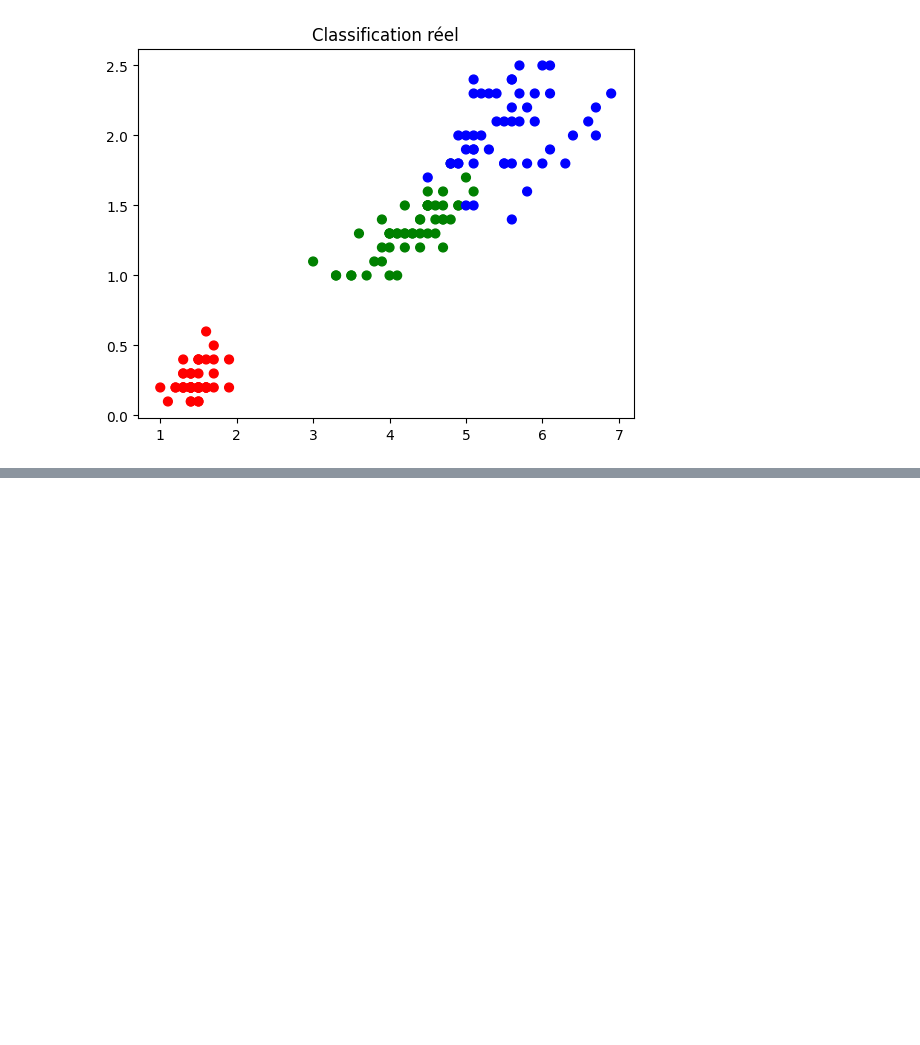
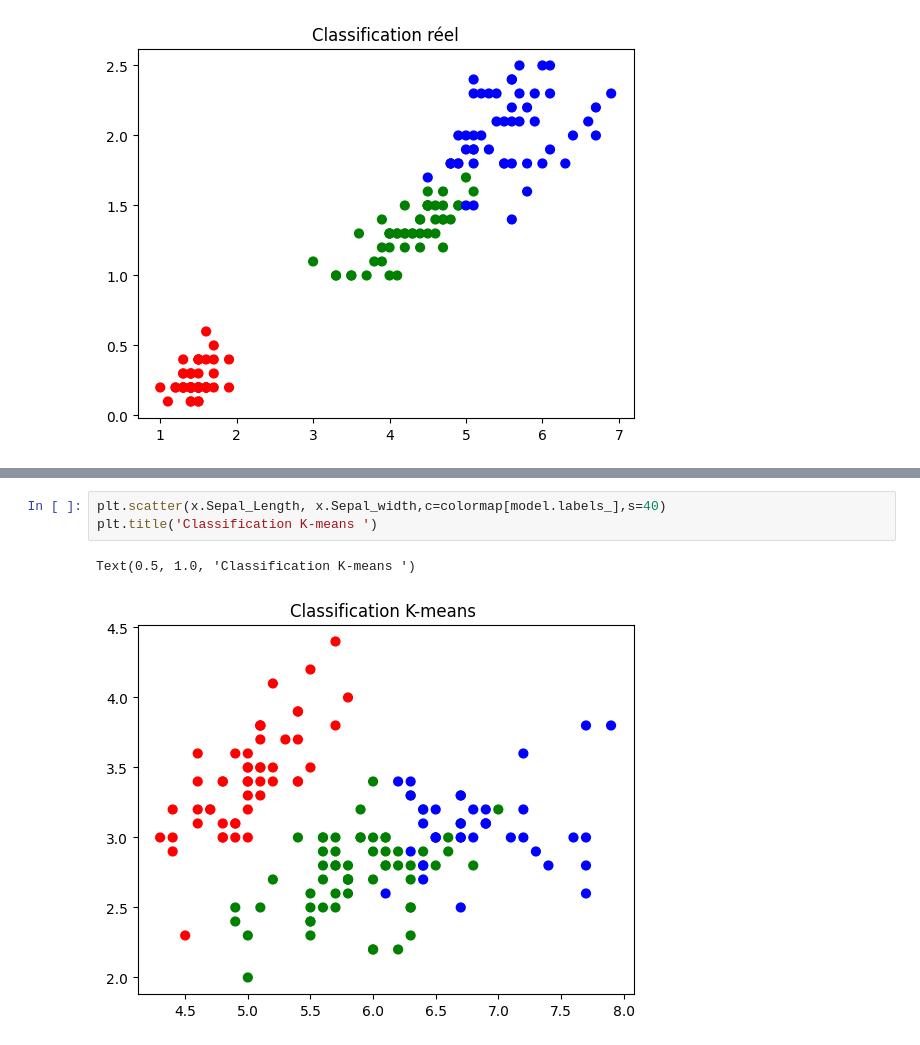
Before and after one commit to Khrisnayana/MachineLearning, a Jupyter notebook: k-means-iris_235314114.ipynb, the cells around one changed output, grey strips where cells are left out. Cells and saved outputs as stored; diff of their text form; blank space fills up the shorter version.

```diff
--- a/k-means-iris_235314114.ipynb
+++ b/k-means-iris_235314114.ipynb
@@ -153,0 +146,6 @@ print (predY)
+# %%
+plt.scatter(x.Sepal_Length, x.Sepal_width,c=colormap[model.labels_],s=40)
+plt.title('Classification K-means ')
+# %% [output]
+Text(0.5, 1.0, 'Classification K-means ')
+[figure, added]
```
Also changed, not shown: parts of 4 cells of this notebook, 1 other file.
